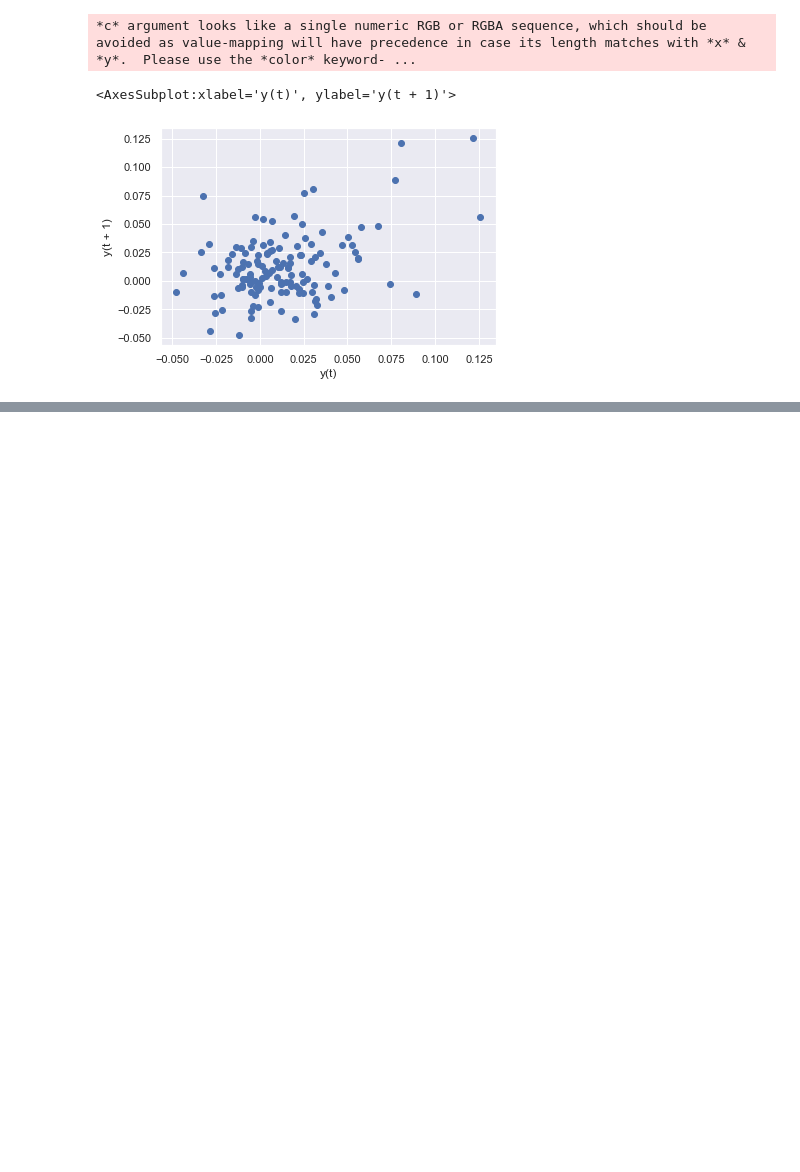
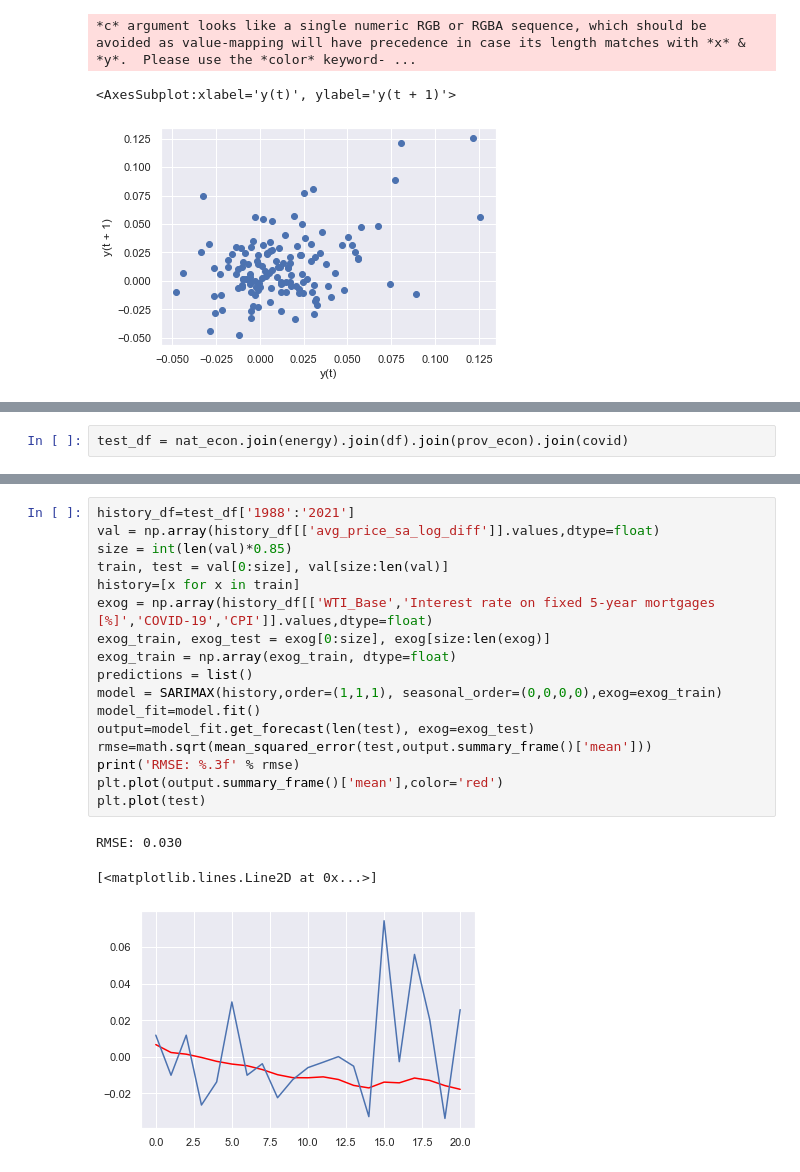
Before and after one commit to doublebigmak/housing_stats, a Jupyter notebook: forecasting/forecast_prices_22.ipynb, the cells around one changed output, grey strips where cells are left out. Drawn from its saved outputs; the diff is of its cells as text; blank space fills up the shorter version.

```diff
--- a/forecasting/forecast_prices_22.ipynb
+++ b/forecasting/forecast_prices_22.ipynb
@@ -85,0 +88,2 @@ pd.plotting.lag_plot(df['avg_price_sa_log_diff']['1988':])
+# %%
+test_df = nat_econ.join(energy).join(df).join(prov_econ).join(covid)
@@ -85,0 +108,21 @@ pd.plotting.lag_plot(df['avg_price_sa_log_diff']['1988':])
+# %%
+history_df=test_df['1988':'2021']
+val = np.array(history_df[['avg_price_sa_log_diff']].values,dtype=float)
+size = int(len(val)*0.85)
+train, test = val[0:size], val[size:len(val)]
+history=[x for x in train]
+exog = np.array(history_df[['WTI_Base','Interest rate on fixed 5-year mortgages [%]','COVID-19','CPI']].values,dtype=float)
+exog_train, exog_test = exog[0:size], exog[size:len(exog)]
+exog_train = np.array(exog_train, dtype=float)
+predictions = list()
+model = SARIMAX(history,order=(1,1,1), seasonal_order=(0,0,0,0),exog=exog_train)
+model_fit=model.fit()
+output=model_fit.get_forecast(len(test), exog=exog_test)
+rmse=math.sqrt(mean_squared_error(test,output.summary_frame()['mean']))
+print('RMSE: %.3f' % rmse)
+plt.plot(output.summary_frame()['mean'],color='red')
+plt.plot(test)
+# %% [output]
+RMSE: 0.030
+[<matplotlib.lines.Line2D at 0x...>]
+[figure, added]
```
Also changed, not shown: parts of 13 cells of this notebook.
